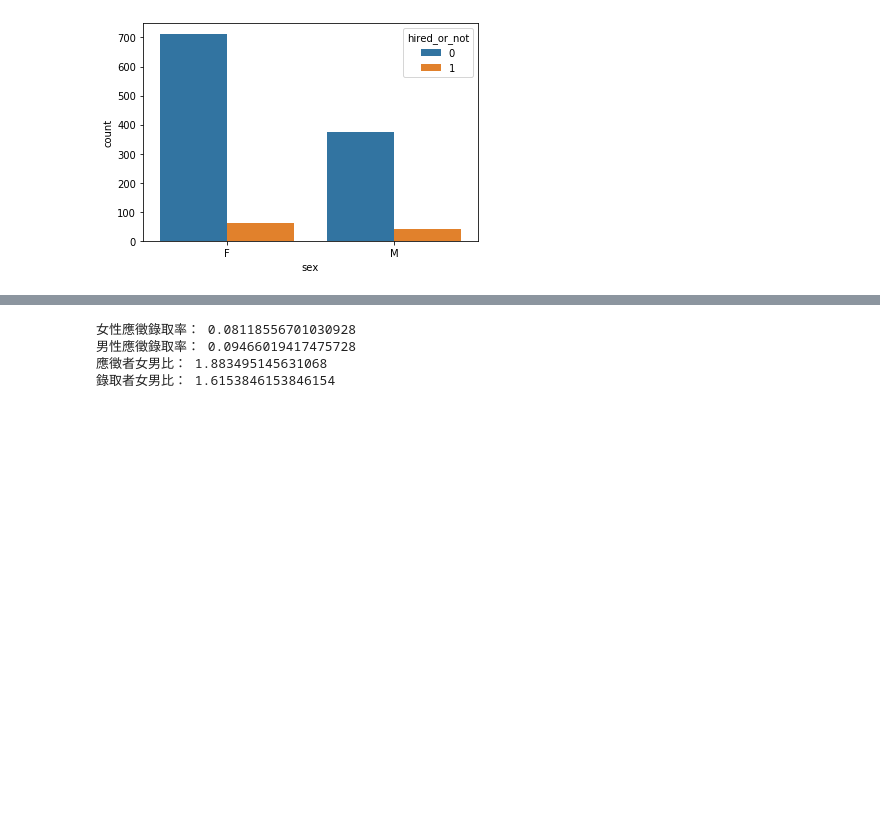
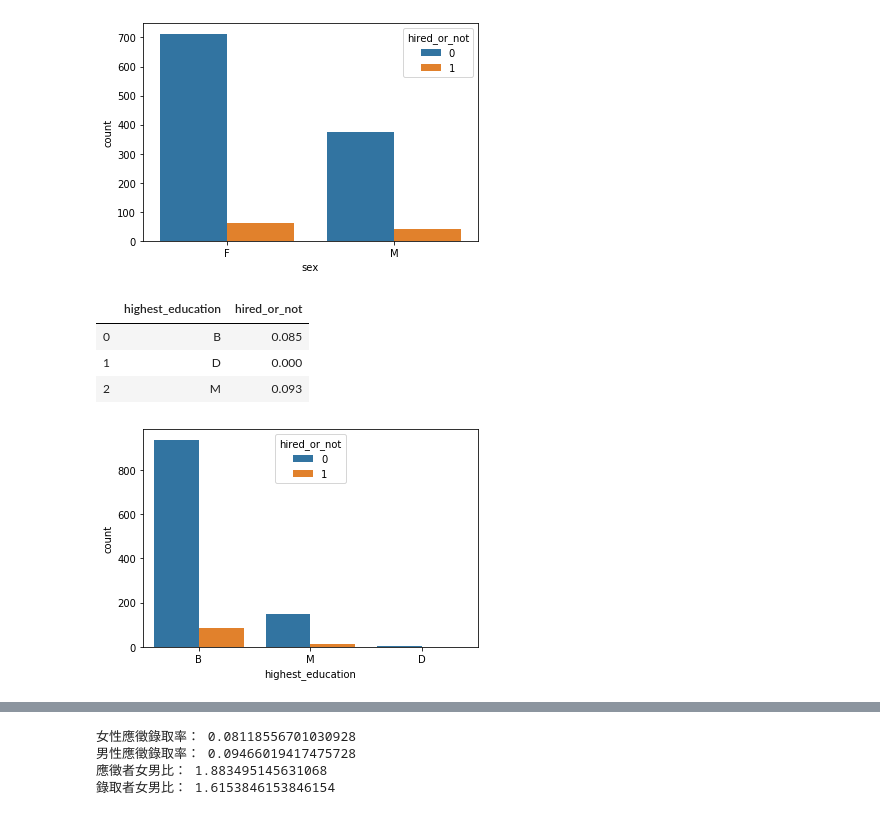
Before and after one commit to vandoris/myProject, a Jupyter notebook: recruit.ipynb, the cells around one changed output, grey strips where cells are left out. Cells and saved outputs as stored; diff of their text form; code cells hidden in the pictures; blank space fills up the shorter version.

```diff
--- a/recruit.ipynb
+++ b/recruit.ipynb
@@ -68,3 +69,13 @@ display(data[['sex','hired_or_not']].groupby(['sex'], as_index=False).mean().rou
 | 0 | F | 0.081 |
 | 1 | M | 0.095 |
 [figure]
+# %%
+# 最高學歷
+sns.countplot(data['highest_education'], hue=data['hired_or_not'])
+display(data[['highest_education','hired_or_not']].groupby(['highest_education'], as_index=False).mean().round(3))
+# %% [output]
+|  | highest_education | hired_or_not |
+| 0 | B | 0.085 |
+| 1 | D | 0.000 |
+| 2 | M | 0.093 |
+[figure, added]
```
Also changed, not shown: parts of 40 cells of this notebook.
